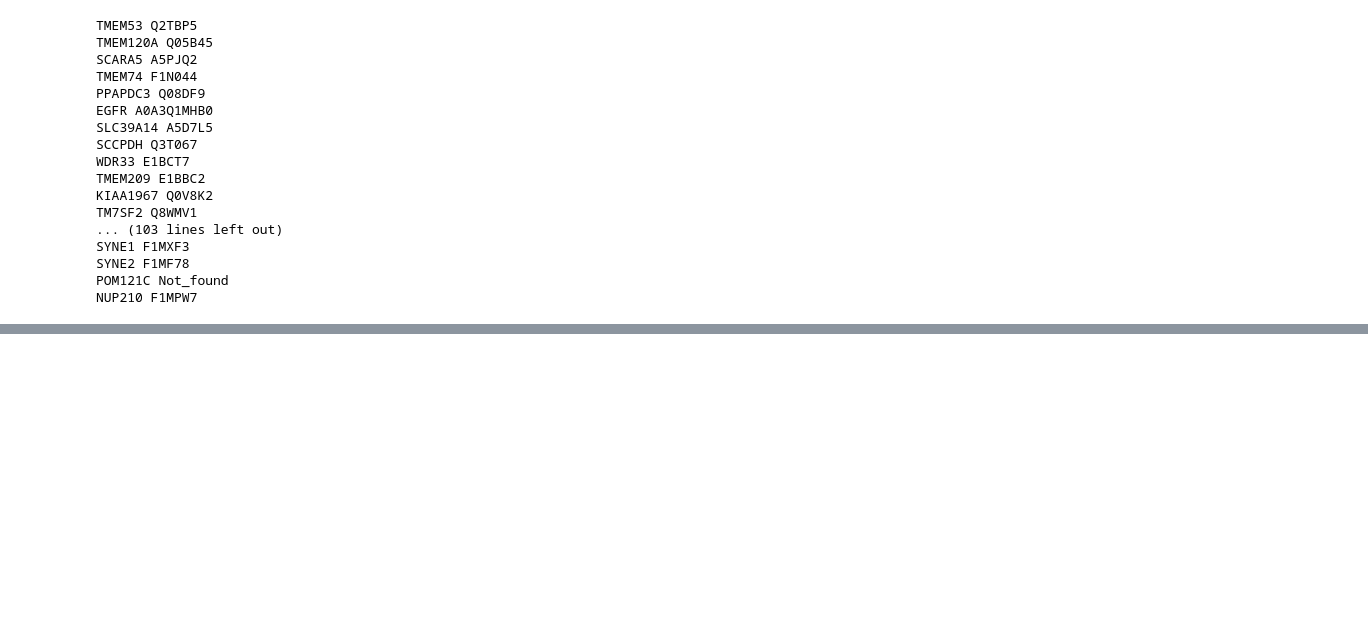
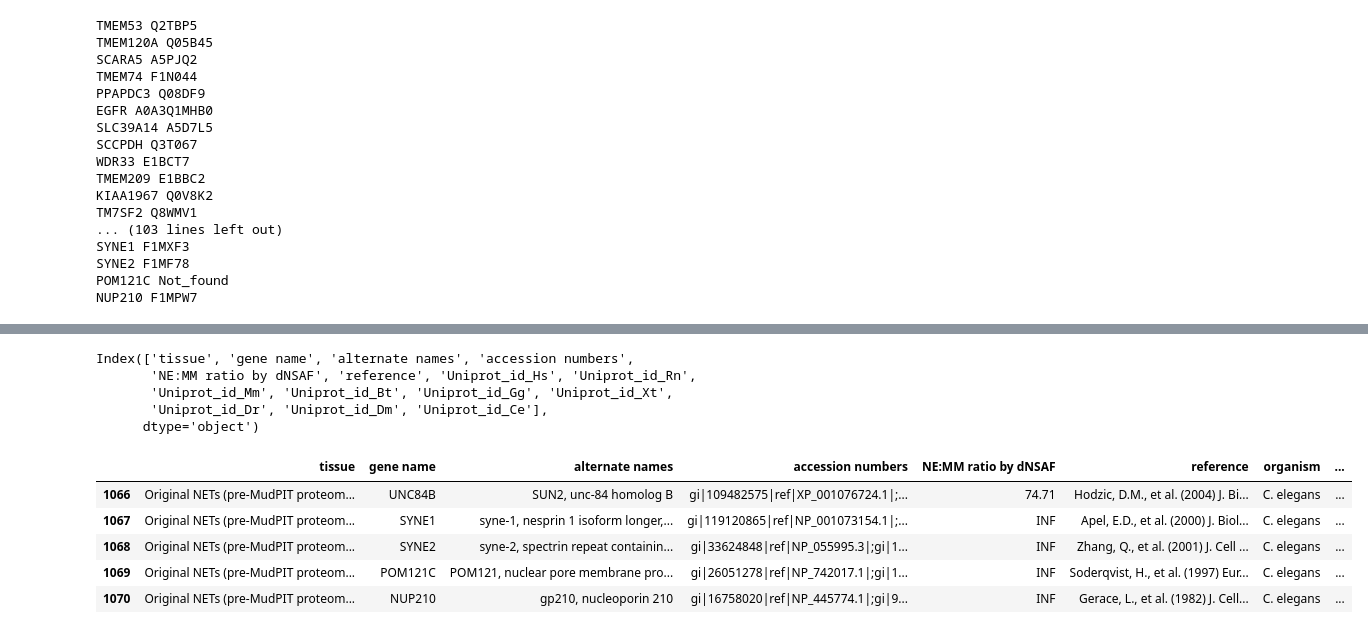
Before and after one commit to shokenlee/Nuclear_proteome, a Jupyter notebook: Korfali2012.ipynb, the cells around one changed output, grey strips where cells are left out. Drawn from its saved outputs; the diff is of its cells as text; code cells hidden in the pictures; blank space fills up the shorter version.

```diff
--- a/Korfali2012.ipynb
+++ b/Korfali2012.ipynb
@@ -342,0 +555,3 @@ df_new_Bt.to_csv('./Output/Korfali2012_Bt.csv', index=False)
+# %%
+df = df.drop(['Unnamed: 0'], axis=1)
+df.head()
@@ -342,0 +565,36 @@ df_new_Bt.to_csv('./Output/Korfali2012_Bt.csv', index=False)
+# %%
+df.columns
+# %% [output]
+Index(['tissue', 'gene name', 'alternate names', 'accession numbers',
+       'NE:MM ratio by dNSAF', 'reference', 'Uniprot_id_Hs', 'Uniprot_id_Rn',
+       'Uniprot_id_Mm', 'Uniprot_id_Bt', 'Uniprot_id_Gg', 'Uniprot_id_Xt',
+       'Uniprot_id_Dr', 'Uniprot_id_Dm', 'Uniprot_id_Ce'],
+      dtype='object')
+# %%
+df = pd.melt(df, id_vars=['tissue', 'gene name', 'alternate names', 'accession numbers',
+       'NE:MM ratio by dNSAF', 'reference'], var_name='organism', value_name='Uniprot_id')
+# %%
+organisms_dict = {
+                'Uniprot_id_Hs': 'H. sapiens',
+                'Uniprot_id_Rn': 'R. norvegicus',
+                'Uniprot_id_Mm': 'M. musculus',
+                'Uniprot_id_Bt': 'B. taurus',
+                'Uniprot_id_Gg': 'G. gallus',
+                'Uniprot_id_Xt': 'X. tropicalis',
+                'Uniprot_id_Dr': 'D. rerio',
+                'Uniprot_id_Dm': 'D. melanogaster',
+                'Uniprot_id_Ce': 'C. elegans'
+                }
+# %%
+for id_name, organism in organisms_dict.items():
+    df.loc[df['organism']==id_name, 'organism'] = organism
+# %%
+# df.head()
+df.tail()
+# %% [output]
+|  | tissue | gene name | alternate names | accession numbers | NE:MM ratio by dNSAF | reference | organism | ... |
+| 1066 | Original NETs (pre-MudPIT proteom... | UNC84B | SUN2, unc-84 homolog B | gi|109482575|ref|XP_001076724.1|;... | 74.71 | Hodzic, D.M., et al. (2004) J. Bi... | C. elegans | ... |
+| 1067 | Original NETs (pre-MudPIT proteom... | SYNE1 | syne-1, nesprin 1 isoform longer,... | gi|119120865|ref|NP_001073154.1|;... | INF | Apel, E.D., et al. (2000) J. Biol... | C. elegans | ... |
+| 1068 | Original NETs (pre-MudPIT proteom... | SYNE2 | syne-2, spectrin repeat containin... | gi|33624848|ref|NP_055995.3|;gi|1... | INF | Zhang, Q., et al. (2001) J. Cell ... | C. elegans | ... |
+| 1069 | Original NETs (pre-MudPIT proteom... | POM121C | POM121, nuclear pore membrane pro... | gi|26051278|ref|NP_742017.1|;gi|1... | INF | Soderqvist, H., et al. (1997) Eur... | C. elegans | ... |
+| 1070 | Original NETs (pre-MudPIT proteom... | NUP210 | gp210, nucleoporin 210 | gi|16758020|ref|NP_445774.1|;gi|9... | INF | Gerace, L., et al. (1982) J. Cell... | C. elegans | ... |
```
Also changed, not shown: parts of 39 cells of this notebook.
